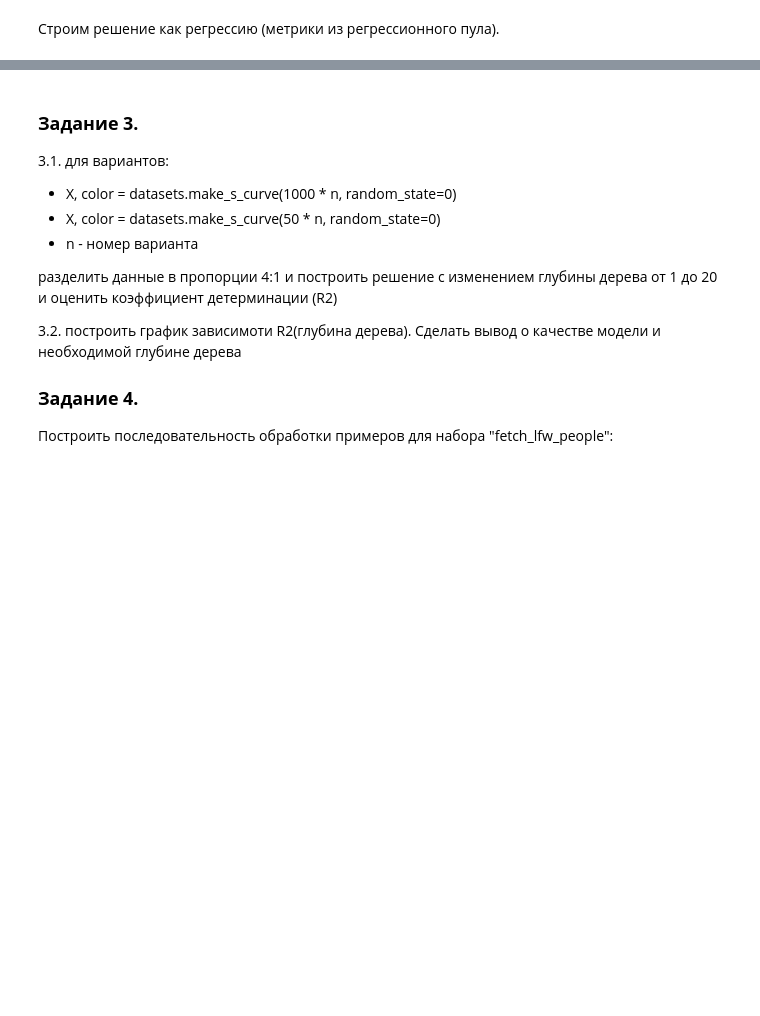
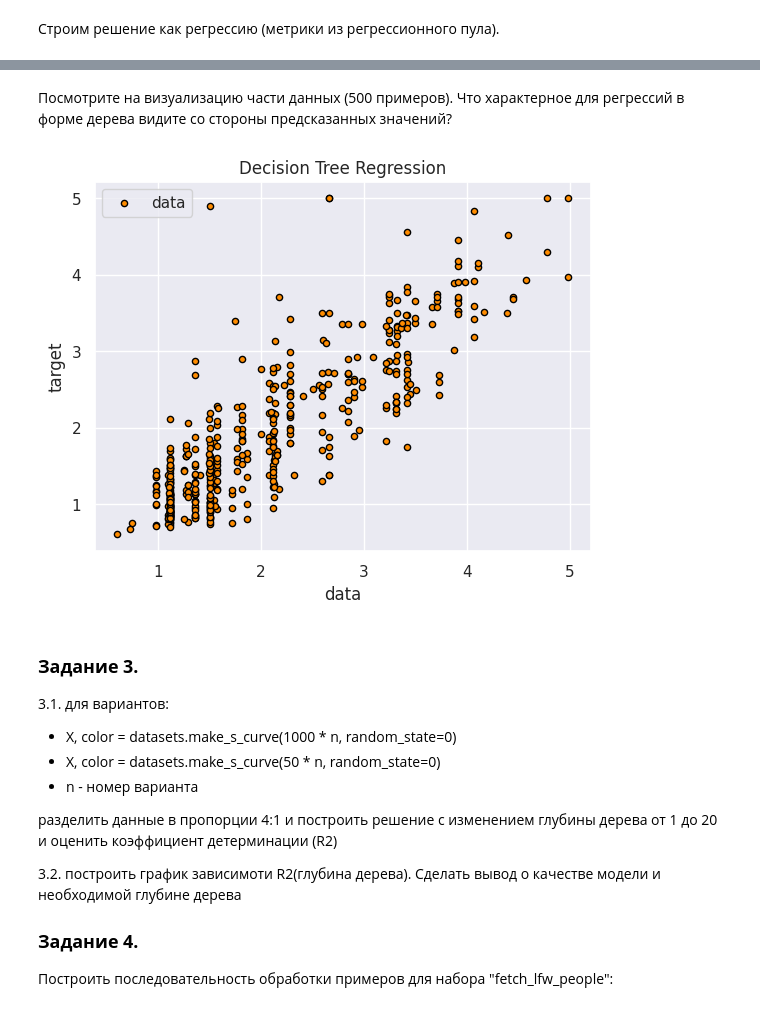
Before and after one commit to mkorlyakova/MSTU-courses, a Jupyter notebook: ML magister/8/ML_lab4.ipynb, the cells around one changed output, grey strips where cells are left out. Cells and saved outputs as stored; diff of their text form; code cells hidden in the pictures; blank space fills up the shorter version.

```diff
--- a/ML magister/8/ML_lab4.ipynb
+++ b/ML magister/8/ML_lab4.ipynb
@@ -428,3 +454,19 @@ R2:  0.9904768952758077
+# %% [markdown]
+Посмотрите на визуализацию части данных (500 примеров). Что характерное для регрессий в форме дерева видите со стороны предсказанных значений?
+# %%
+plt.figure()
+n_f = 4
+plt.scatter(y_p[:500], y[:500], s=20, edgecolor="black", c="darkorange", label="data")
+#plt.plot(X[:,n_f], y_p, "+", label="max_depth=2", linewidth=2)
+
+# покажем связь предсказанного с истиным выходом регрессии
+plt.xlabel("data")
+plt.ylabel("target")
+plt.title("Decision Tree Regression")
+plt.legend()
+plt.show()
+# %% [output]
+[figure, added]
 # %% [markdown]
 ### **Задание 3.**
 
```
Also changed, not shown: parts of 39 cells of this notebook.
